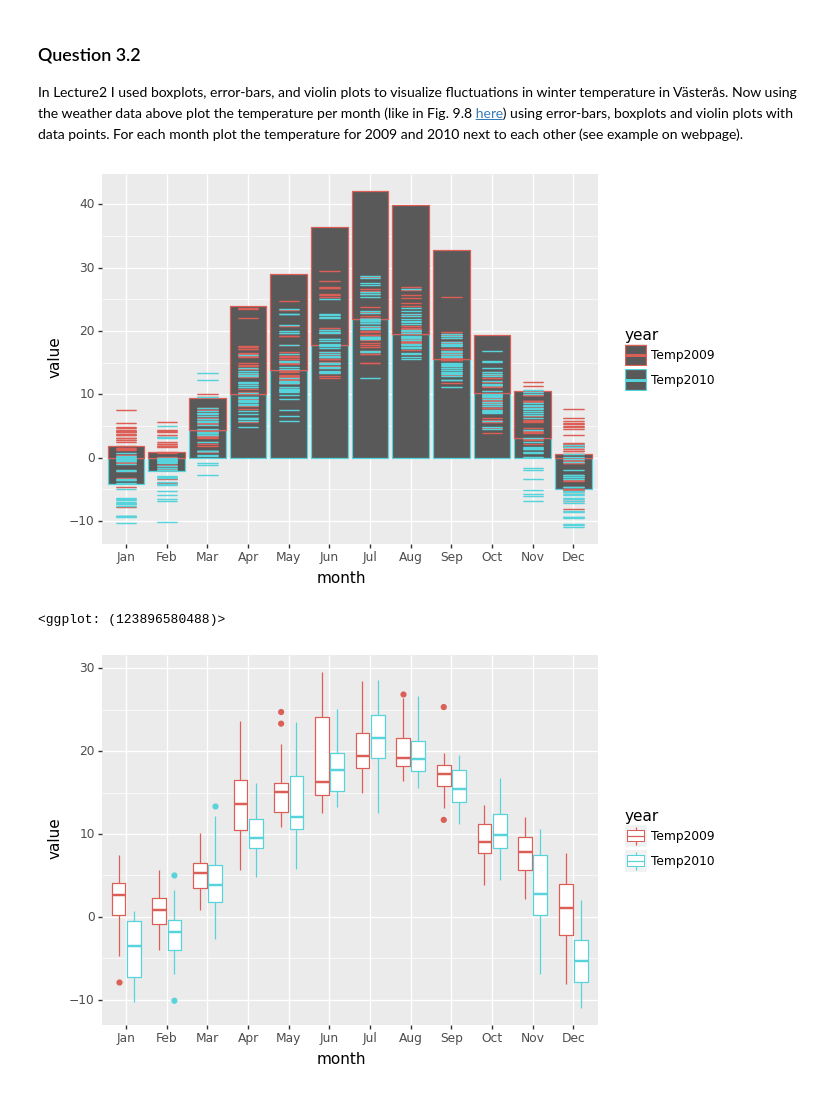
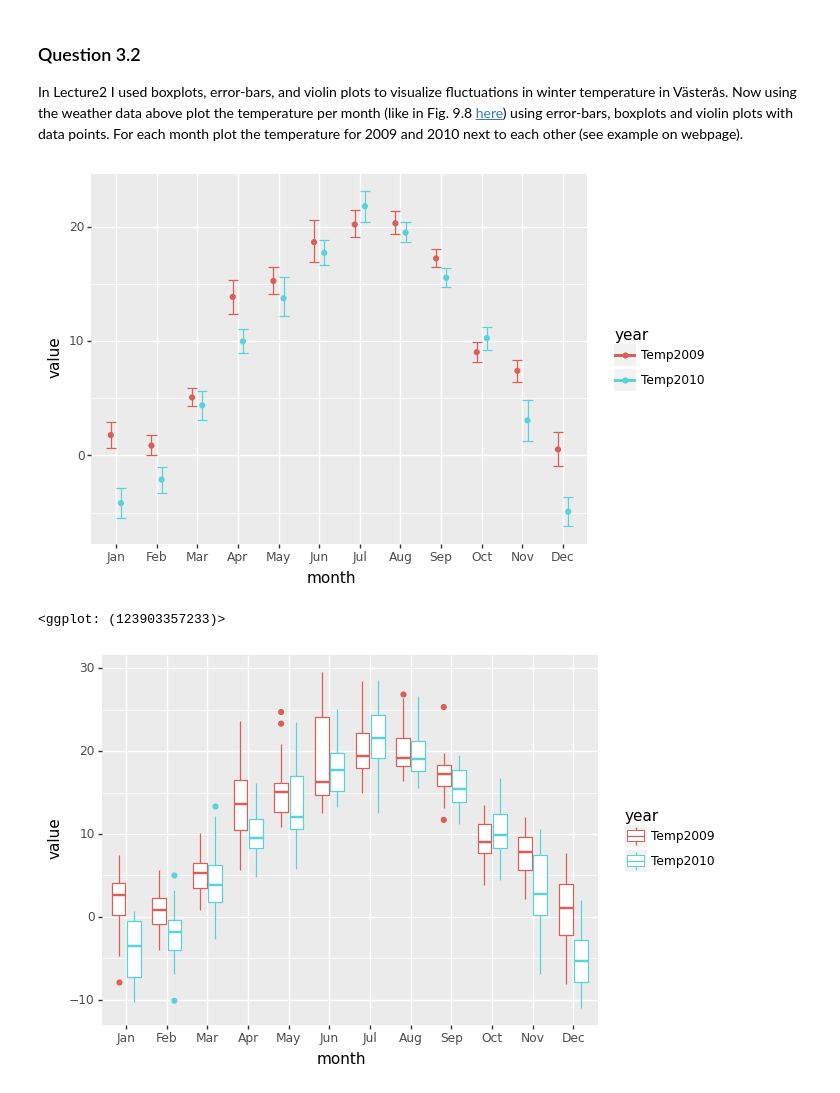
Before and after one commit to AxelEiman/SciVis, a Jupyter notebook: HW1/Homework1.ipynb, the cells around one changed output. Saved outputs shown, nothing was run; the diff lists cells and outputs as text; code cells hidden in the pictures.

```diff
--- a/HW1/Homework1.ipynb
+++ b/HW1/Homework1.ipynb
@@ -188,16 +188,16 @@ In Lecture2 I used boxplots, error-bars, and violin plots to visualize fluctuati
 # %%
 # Insert code here using standard error
 
 # Remember to print the visual
 (
     ggplot(weather_tidy, aes(x='month', ymax='value', ymin='value', color='year'))
-    + geom_bar(aes(y='value'), stat='summary')
-    + geom_errorbar()
+    + geom_point(aes(y='value'), stat='summary', position=position_dodge(width=0.5))
+    + geom_errorbar(aes(y='value'), stat='summary', position=position_dodge(width=0.5))
     + scale_x_discrete(limits=weather_tidy["month"].unique())
 )
 # %% [output]
-[figure, old version]
+[figure, new version]
-<ggplot: (123896580488)>
+<ggplot: (123903357233)>
 # %%
 # Insert code here using boxplots
 
```
Also changed, not shown: parts of 11 cells of this notebook.
